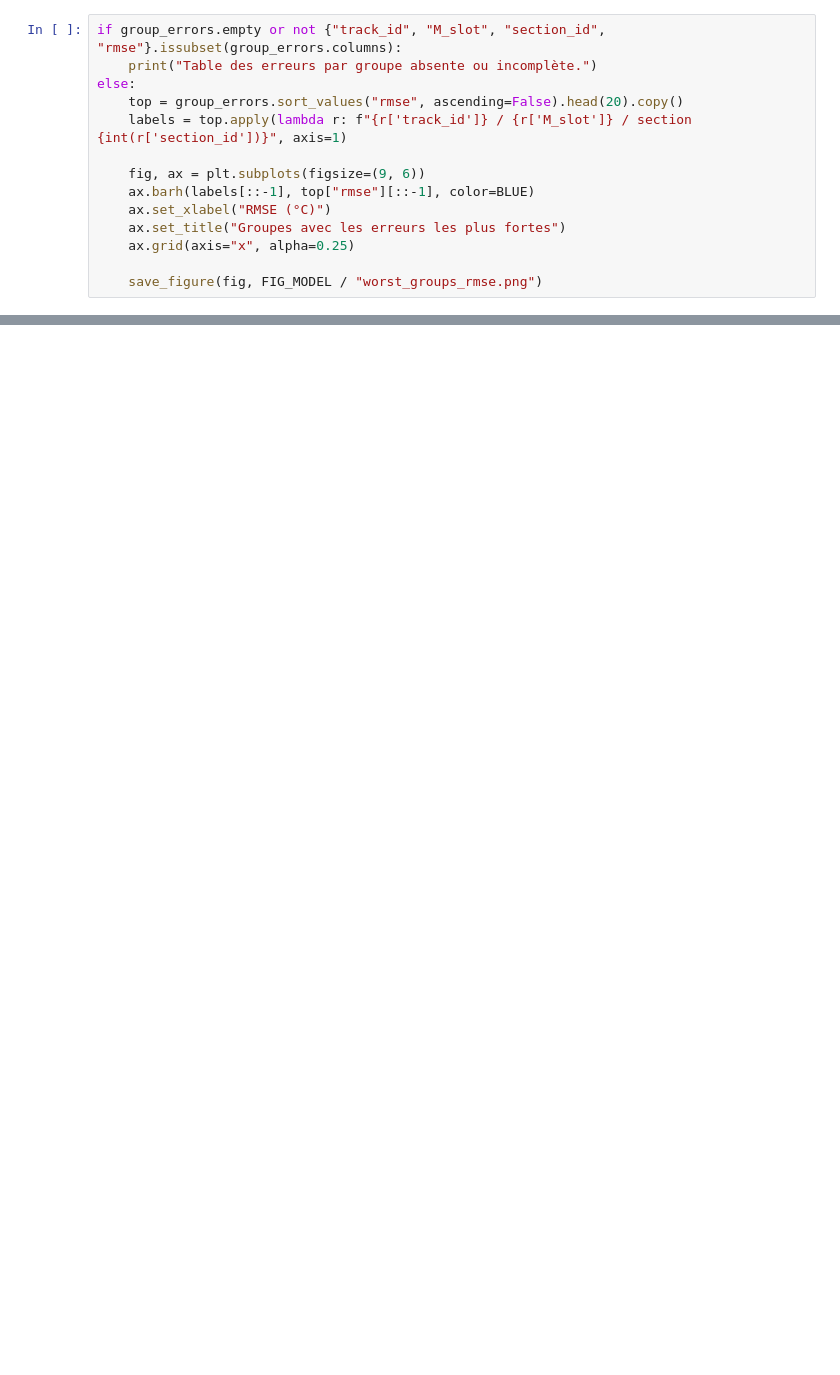
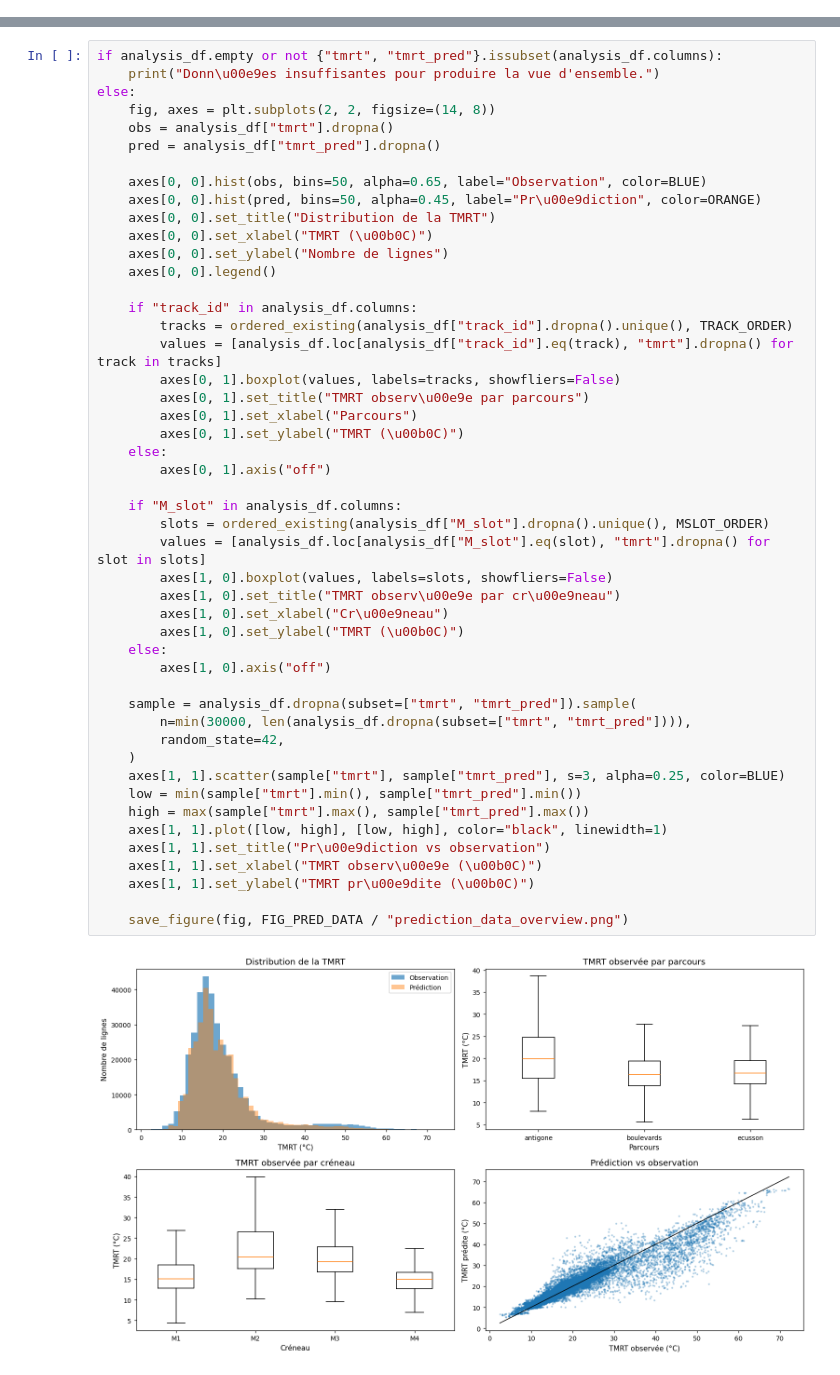
Before and after one commit to bouyaka34/TER-Picopatt, a Jupyter notebook: prediction/Prediction_visualisation.ipynb, the cells around one changed output, grey strips where cells are left out. Saved outputs shown, nothing was run; the diff lists cells and outputs as text; blank space fills up the shorter version.

```diff
--- a/prediction/Prediction_visualisation.ipynb
+++ b/prediction/Prediction_visualisation.ipynb
@@ -503,14 +0,0 @@ else:
-# %%
-if group_errors.empty or not {"track_id", "M_slot", "section_id", "rmse"}.issubset(group_errors.columns):
-    print("Table des erreurs par groupe absente ou incomplète.")
-else:
-    top = group_errors.sort_values("rmse", ascending=False).head(20).copy()
-    labels = top.apply(lambda r: f"{r['track_id']} / {r['M_slot']} / section {int(r['section_id'])}", axis=1)
-
-    fig, ax = plt.subplots(figsize=(9, 6))
-    ax.barh(labels[::-1], top["rmse"][::-1], color=BLUE)
-    ax.set_xlabel("RMSE (°C)")
-    ax.set_title("Groupes avec les erreurs les plus fortes")
-    ax.grid(axis="x", alpha=0.25)
-
-    save_figure(fig, FIG_MODEL / "worst_groups_rmse.png")
@@ -637,0 +174,50 @@ else:
+# %%
+if analysis_df.empty or not {"tmrt", "tmrt_pred"}.issubset(analysis_df.columns):
+    print("Donn\u00e9es insuffisantes pour produire la vue d'ensemble.")
+else:
+    fig, axes = plt.subplots(2, 2, figsize=(14, 8))
+    obs = analysis_df["tmrt"].dropna()
+    pred = analysis_df["tmrt_pred"].dropna()
+
+    axes[0, 0].hist(obs, bins=50, alpha=0.65, label="Observation", color=BLUE)
+    axes[0, 0].hist(pred, bins=50, alpha=0.45, label="Pr\u00e9diction", color=ORANGE)
+    axes[0, 0].set_title("Distribution de la TMRT")
+    axes[0, 0].set_xlabel("TMRT (\u00b0C)")
+    axes[0, 0].set_ylabel("Nombre de lignes")
+    axes[0, 0].legend()
+
+    if "track_id" in analysis_df.columns:
+        tracks = ordered_existing(analysis_df["track_id"].dropna().unique(), TRACK_ORDER)
+        values = [analysis_df.loc[analysis_df["track_id"].eq(track), "tmrt"].dropna() for track in tracks]
+        axes[0, 1].boxplot(values, labels=tracks, showfliers=False)
+        axes[0, 1].set_title("TMRT observ\u00e9e par parcours")
+        axes[0, 1].set_xlabel("Parcours")
+        axes[0, 1].set_ylabel("TMRT (\u00b0C)")
+    else:
+        axes[0, 1].axis("off")
+
+    if "M_slot" in analysis_df.columns:
+        slots = ordered_existing(analysis_df["M_slot"].dropna().unique(), MSLOT_ORDER)
+        values = [analysis_df.loc[analysis_df["M_slot"].eq(slot), "tmrt"].dropna() for slot in slots]
+        axes[1, 0].boxplot(values, labels=slots, showfliers=False)
+        axes[1, 0].set_title("TMRT observ\u00e9e par cr\u00e9neau")
+        axes[1, 0].set_xlabel("Cr\u00e9neau")
+        axes[1, 0].set_ylabel("TMRT (\u00b0C)")
+    else:
+        axes[1, 0].axis("off")
+
+    sample = analysis_df.dropna(subset=["tmrt", "tmrt_pred"]).sample(
+        n=min(30000, len(analysis_df.dropna(subset=["tmrt", "tmrt_pred"]))),
+        random_state=42,
+    )
+    axes[1, 1].scatter(sample["tmrt"], sample["tmrt_pred"], s=3, alpha=0.25, color=BLUE)
+    low = min(sample["tmrt"].min(), sample["tmrt_pred"].min())
+    high = max(sample["tmrt"].max(), sample["tmrt_pred"].max())
+    axes[1, 1].plot([low, high], [low, high], color="black", linewidth=1)
+    axes[1, 1].set_title("Pr\u00e9diction vs observation")
+    axes[1, 1].set_xlabel("TMRT observ\u00e9e (\u00b0C)")
+    axes[1, 1].set_ylabel("TMRT pr\u00e9dite (\u00b0C)")
+
+    save_figure(fig, FIG_PRED_DATA / "prediction_data_overview.png")
+# %% [output]
+[figure, added]
```
Also changed, not shown: parts of 52 cells of this notebook, 38 other files.
